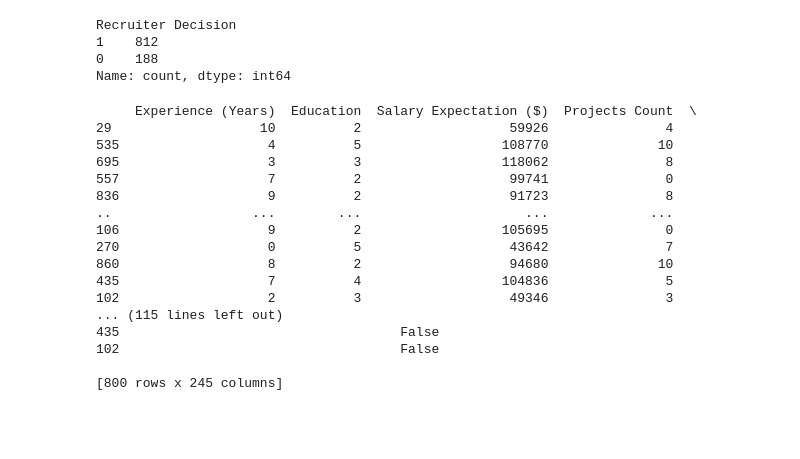
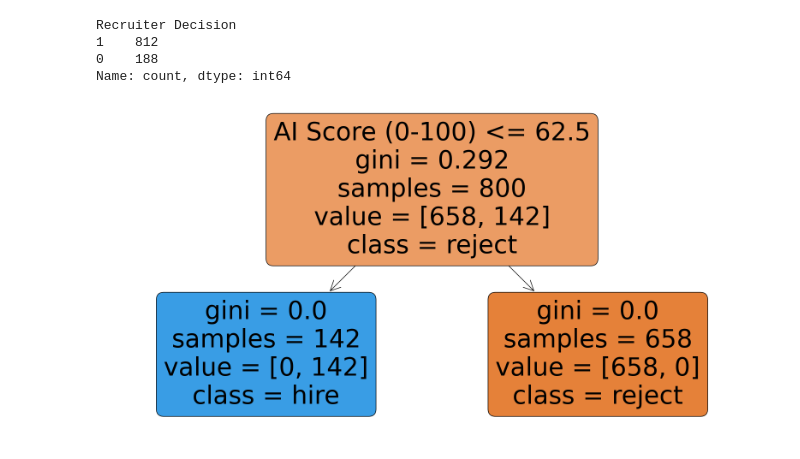
Before and after one commit to bella-mia/2025_FinalProject_ByteMe, a Jupyter notebook: AIr_clean_wClass.ipynb, the cells around one changed output. Cells and saved outputs as stored; diff of their text form; code cells hidden in the pictures; blank space fills up the shorter version.

Commit message:
decision tree and cert mapping

```diff
--- a/AIr_clean_wClass.ipynb
+++ b/AIr_clean_wClass.ipynb
@@ -161,36 +173,38 @@ Recruiter Decision
 Name: count, dtype: int64
 # %%
 # DECISION TREE -
+AIrD = run_clean_code()
+# First: split the skills string into a list
+AIrD['Skills'] = AIrD['Skills'].astype(str).str.lower().str.split(',')
+# Then: remove extra spaces
+AIrD['Skills'] = AIrD['Skills'].apply(lambda skills: [skill.strip() for skill in skills])
+# Create dummy variables manually
+skills_dummies = AIrD['Skills'].apply(lambda x: pd.Series(1, index=x))
+# Combine (fill NaN with 0)
+skills_dummies = skills_dummies.fillna(0)
+AIrD = AIrD.drop('Skills', axis=1).join(skills_dummies)
+####
+
 X = AIrD.drop(labels= ['Recruiter Decision', "Job Role"], axis=1)
 y = AIrD['Recruiter Decision']
+
+y = y.map({
+        1:'hire',
+        0: 'reject'
+    })
 
 X_train, X_test, y_train, y_test = train_test_split(X, y, test_size=.2, random_state=42)
 
 clf = tree.DecisionTreeClassifier(criterion='gini')
-X_train_encoded = pd.get_dummies(X_train, columns=['Certifications', 'Skills'])
+X_train_encoded = pd.get_dummies(X_train, columns=['Certifications'])
 clf.fit(X_train_encoded, y_train)
-print(X_train_encoded)
 
 
-# graph_data = tree.export_graphviz(clf, out_file=None, feature_names=list(X_train_encoded.columns),
-#                                   class_names=list(set(y_train)), filled=True, rounded=True)
-# graph = graphviz.Source(graph_data, )
-# graph
+import matplotlib.pyplot as plt
+from sklearn import tree
+
+plt.figure(figsize=(20,10))
+tree.plot_tree(clf, feature_names=X_train_encoded.columns, class_names=['reject', 'hire'], filled=True, rounded=True)
+plt.show()
 # %% [output]
-     Experience (Years)  Education  Salary Expectation ($)  Projects Count  \
-29                   10          2                   59926               4
-535                   4          5                  108770              10
-695                   3          3                  118062               8
-557                   7          2                   99741               0
-836                   9          2                   91723               8
-..                  ...        ...                     ...             ...
-106                   9          2                  105695               0
-270                   0          5                   43642               7
-860                   8          2                   94680              10
-435                   7          4                  104836               5
-102                   2          3                   49346               3
-... (115 lines left out)
-435                                    False
-102                                    False
-
-[800 rows x 245 columns]
+[figure, added]
```
Also changed, not shown: parts of 9 cells of this notebook, 2 other files.
